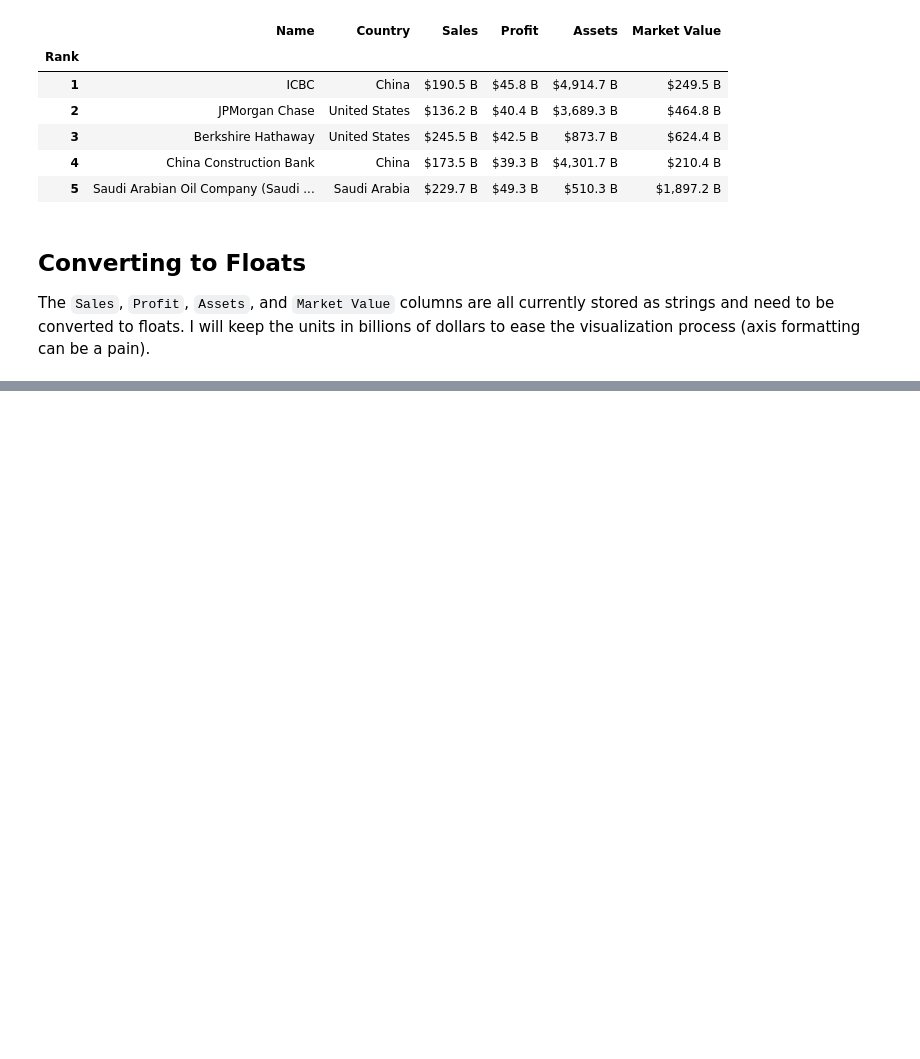
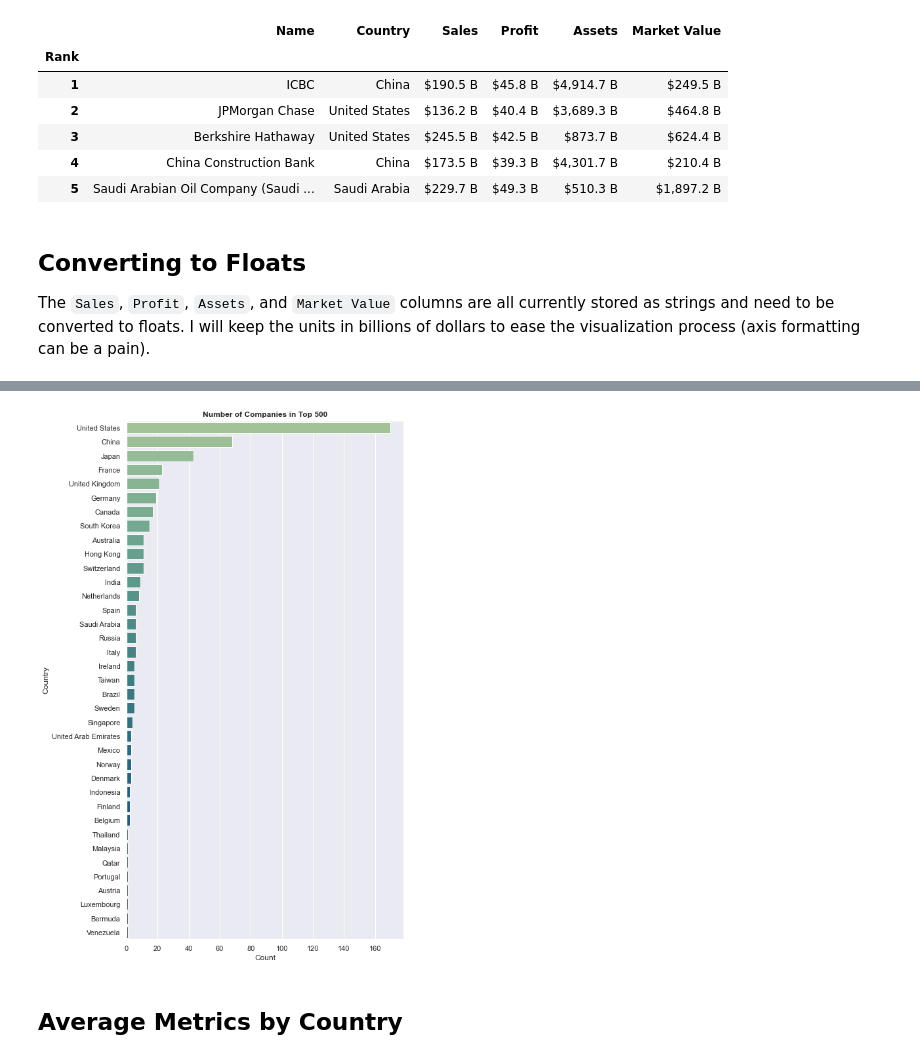
Before and after one commit to tjkyner/largest-companies-eda, a Jupyter notebook: notebook.ipynb, the cells around one changed output, grey strips where cells are left out. Cells and saved outputs as stored; diff of their text form; code cells hidden in the pictures; blank space fills up the shorter version.

```diff
--- a/notebook.ipynb
+++ b/notebook.ipynb
@@ -117,0 +121,17 @@ memory usage: 27.3+ KB
+# %%
+df_by_country = df[['Country', 'Name']].groupby('Country').count()
+df_by_country.rename(columns={'Name': 'Count'}, inplace=True)
+df_by_country.sort_values('Count', ascending=False, inplace=True)
+
+fig = plt.figure(figsize=(8, 12))
+sns.barplot(data=df_by_country,
+            x='Count',
+            y=df_by_country.index,
+            orient='h',
+            palette='crest')
+plt.title('Number of Companies in Top 500', fontweight='bold')
+plt.tight_layout();
+# %% [output]
+[figure, added]
+# %% [markdown]
+## Average Metrics by Country
```
Also changed, not shown: parts of 10 cells of this notebook.
